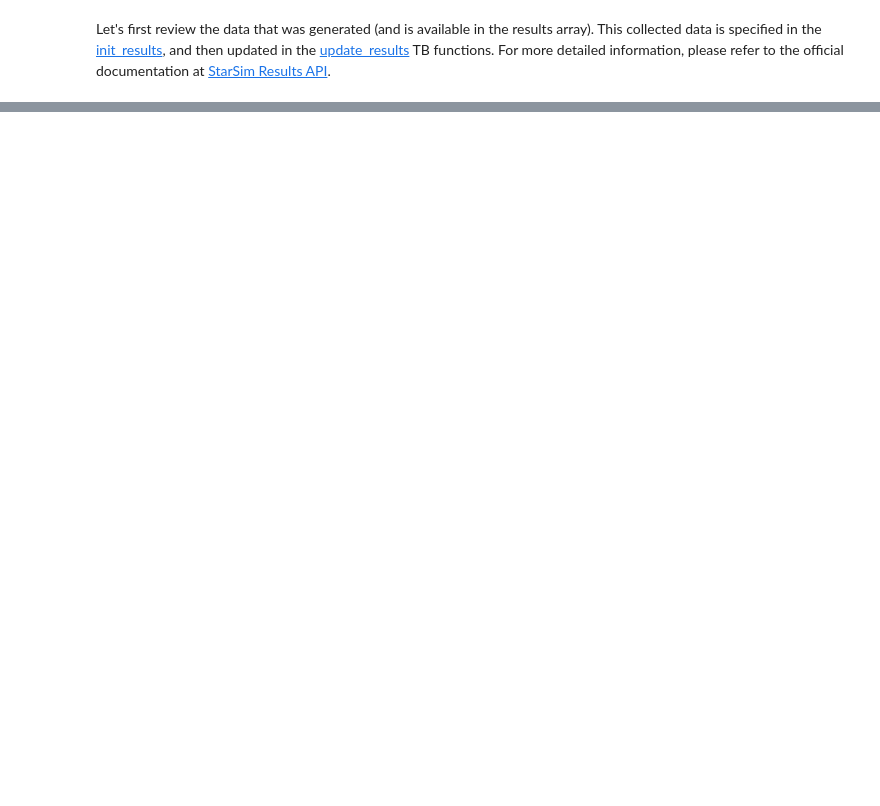
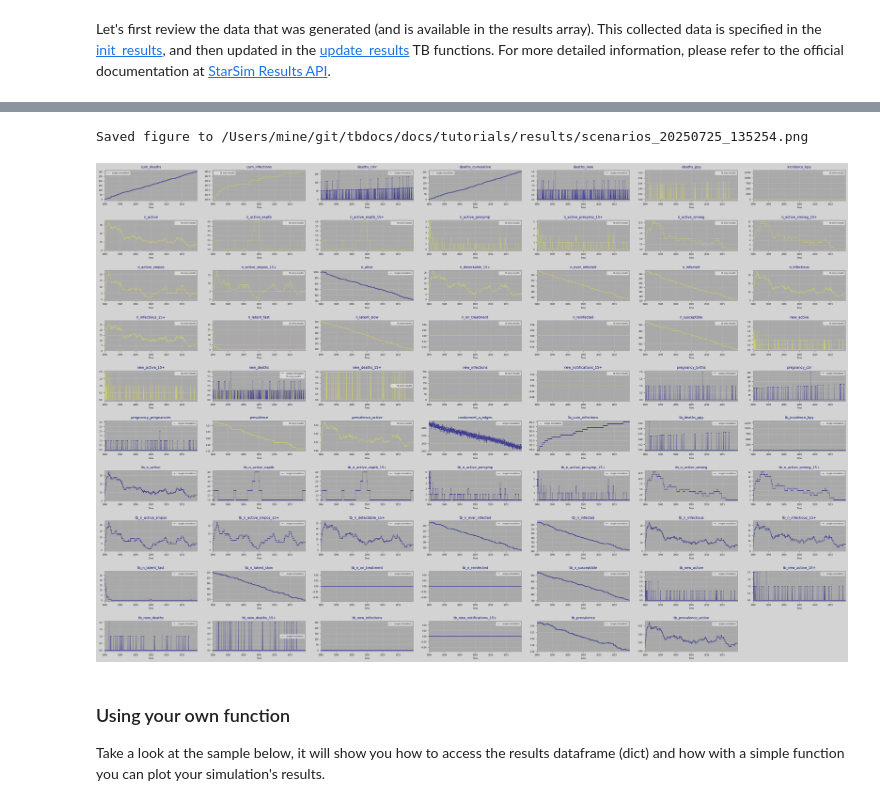
Before and after one commit to starsimhub/tbsim, a Jupyter notebook: docs/tutorials/tuberculosis_sim.ipynb, the cells around one changed output, grey strips where cells are left out. Saved outputs shown, nothing was run; the diff lists cells and outputs as text; code cells hidden in the pictures; blank space fills up the shorter version.

```diff
--- a/docs/tutorials/tuberculosis_sim.ipynb
+++ b/docs/tutorials/tuberculosis_sim.ipynb
@@ -175,3 +180,12 @@ sim.diseases['tb'].plot()   # Plot the results of the simulation - inherited fro
+# %%
+mtb.plot_combined({'single simulation': sim.results.flatten(), 'tb only results': sim.diseases['tb'].results.flatten()})
+# %% [output]
+Saved figure to /Users/mine/git/tbdocs/docs/tutorials/results/scenarios_20250725_135254.png
+[figure, added]
+# %% [markdown]
+### Using your own function
+
+Take a look at the sample below, it will show you how to access the results dataframe (dict) and how with a simple function you can plot your simulation's results.
 # %%
 
 # Method 3:  ------------------------------------------------------
```
Also changed, not shown: parts of 19 cells of this notebook, 3 other files.
